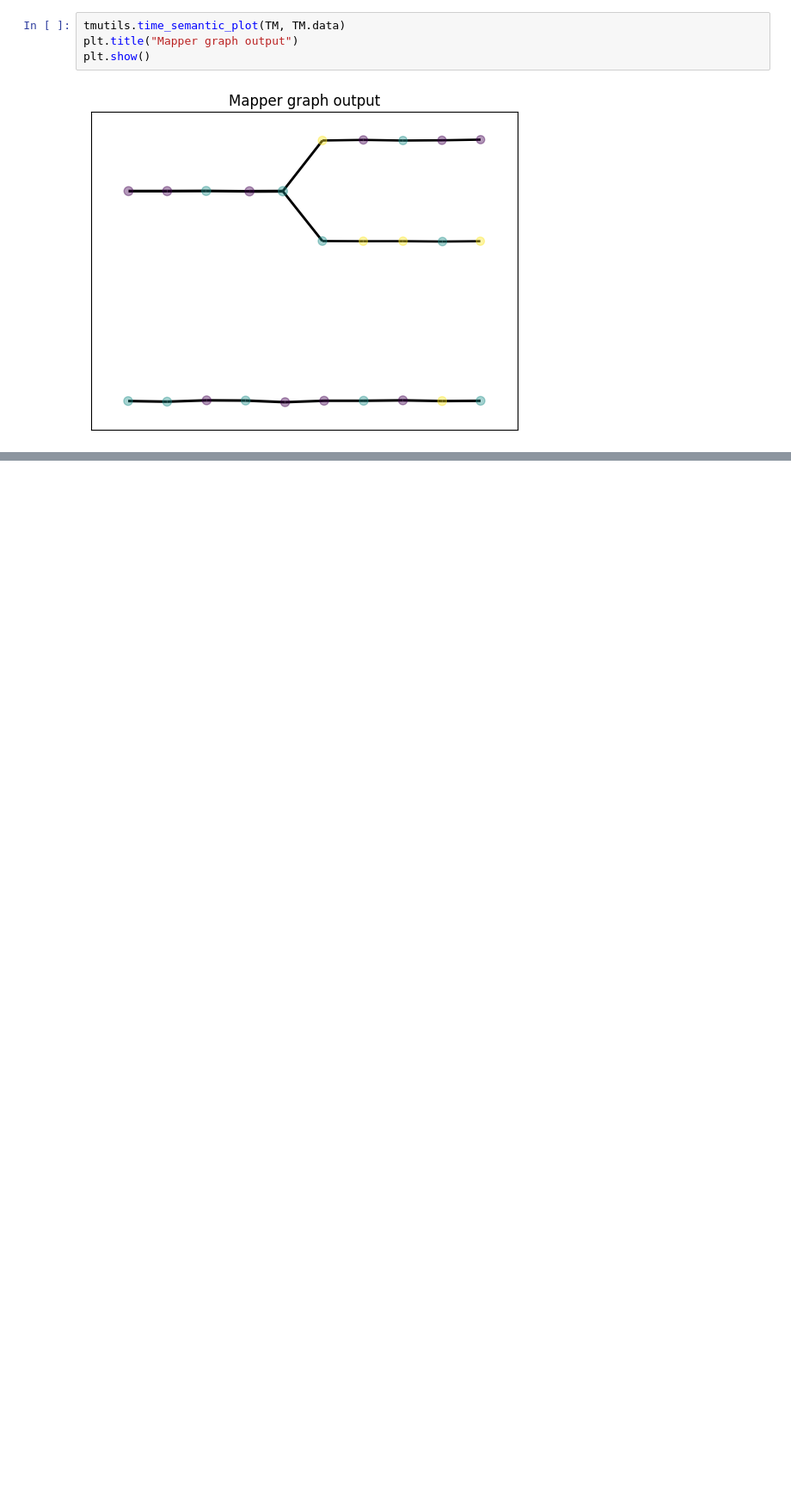
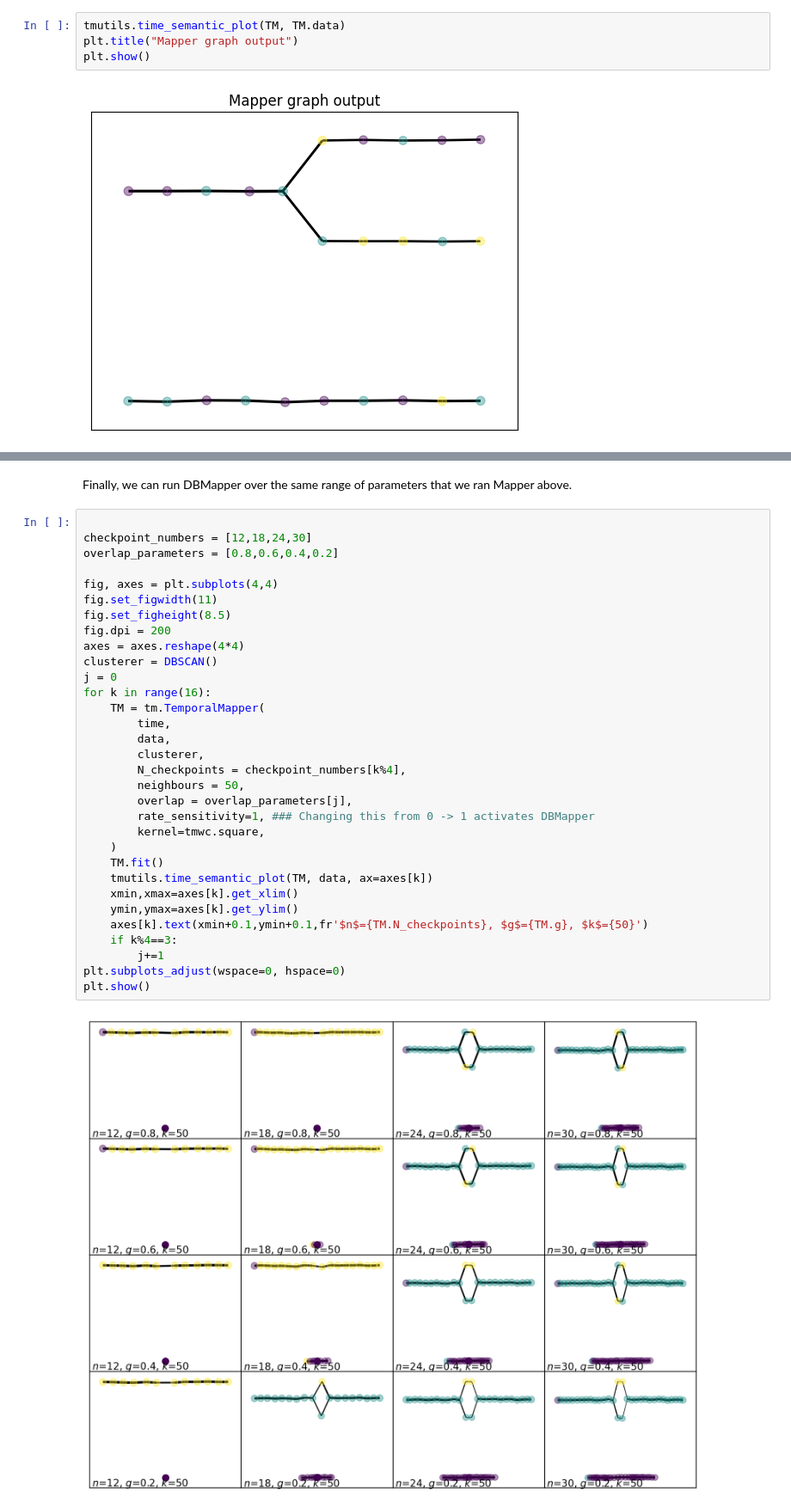
Before and after one commit to TutteInstitute/temporal-mapper, a Jupyter notebook: docs/source/dbmapper_theory.ipynb, the cells around one changed output, grey strips where cells are left out. Shown at 86% size. Cells and saved outputs as stored; diff of their text form; blank space fills up the shorter version.

Commit message:
Finished the understanding DBMapper page in docs

```diff
--- a/docs/source/dbmapper_theory.ipynb
+++ b/docs/source/dbmapper_theory.ipynb
@@ -110,0 +252,36 @@ plt.show()
+# %% [markdown]
+Finally, we can run DBMapper over the same range of parameters that we ran Mapper above.
+# %%
+
+checkpoint_numbers = [12,18,24,30]
+overlap_parameters = [0.8,0.6,0.4,0.2]
+
+fig, axes = plt.subplots(4,4)
+fig.set_figwidth(11)
+fig.set_figheight(8.5)
+fig.dpi = 200
+axes = axes.reshape(4*4)
+clusterer = DBSCAN()
+j = 0
+for k in range(16):
+    TM = tm.TemporalMapper(
+        time,
+        data,
+        clusterer,
+        N_checkpoints = checkpoint_numbers[k%4],
+        neighbours = 50,
+        overlap = overlap_parameters[j],
+        rate_sensitivity=1, ### Changing this from 0 -> 1 activates DBMapper
+        kernel=tmwc.square,
+    )
+    TM.fit()
+    tmutils.time_semantic_plot(TM, data, ax=axes[k])
+    xmin,xmax=axes[k].get_xlim()
+    ymin,ymax=axes[k].get_ylim()
+    axes[k].text(xmin+0.1,ymin+0.1,fr'$n$={TM.N_checkpoints}, $g$={TM.g}, $k$={50}')
+    if k%4==3:
+        j+=1
+plt.subplots_adjust(wspace=0, hspace=0)
+plt.show()
+# %% [output]
+[figure, added]
```
Also changed, not shown: parts of 14 cells of this notebook, 1 other file.
